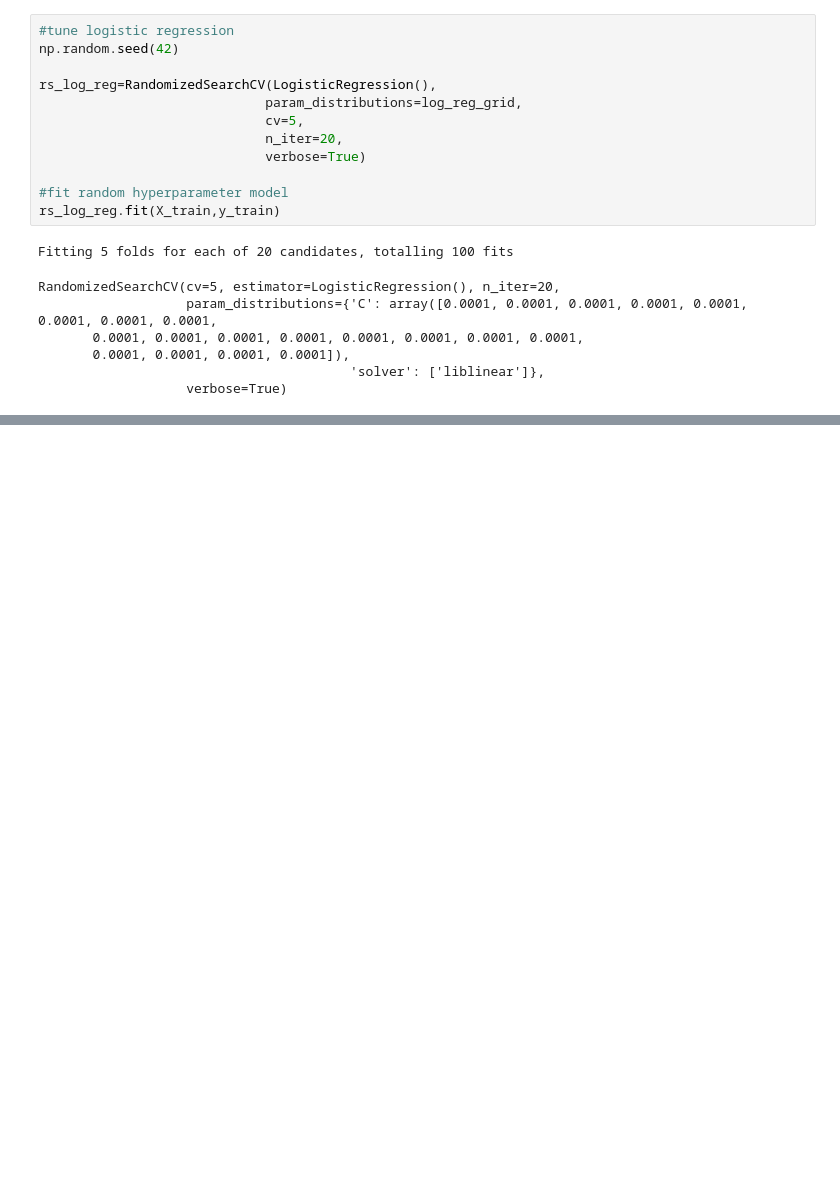
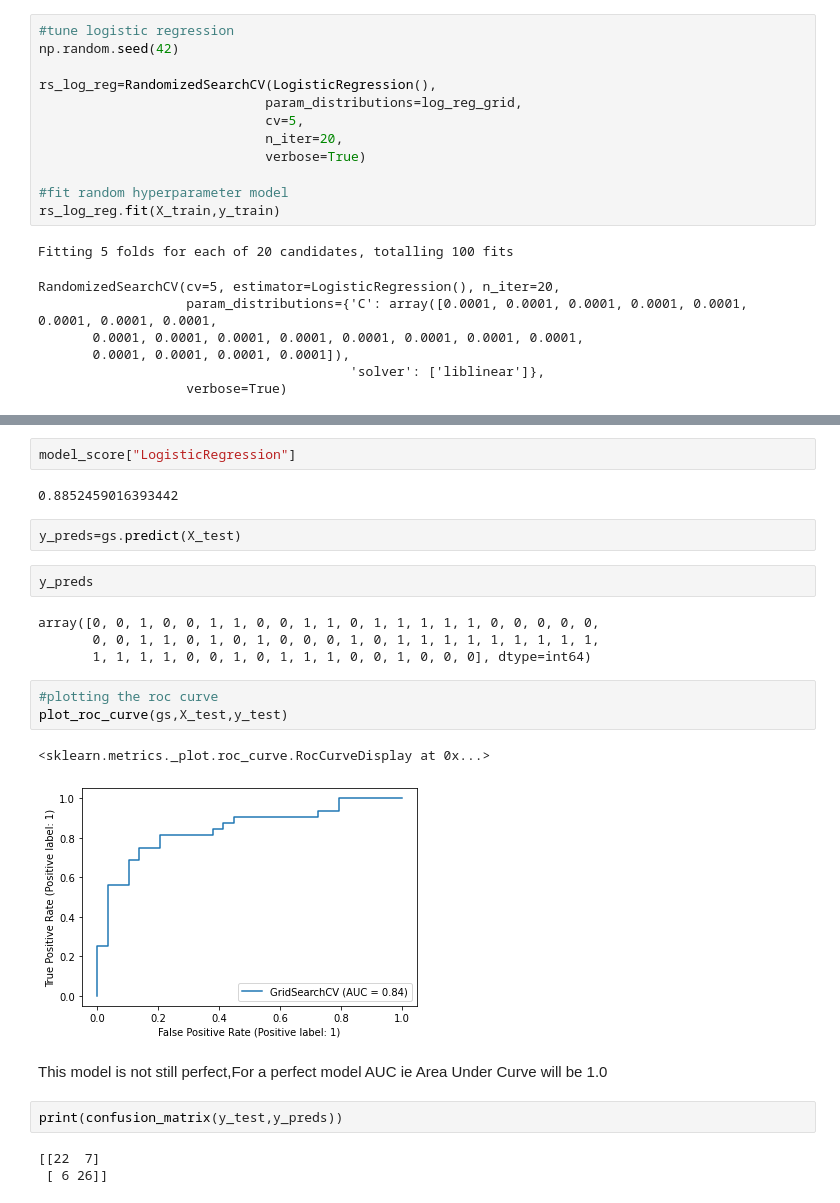
Before and after one commit to bishal5917/Heart_Disease_Prediction, a Jupyter notebook: Heart_Disease_Project.ipynb, the cells around one changed output, grey strips where cells are left out. Drawn from its saved outputs; the diff is of its cells as text; blank space fills up the shorter version.

```diff
--- a/Heart_Disease_Project.ipynb
+++ b/Heart_Disease_Project.ipynb
@@ -381,0 +391,26 @@ gs.score(X_test,y_test)
+# %%
+model_score["LogisticRegression"]
+# %% [output]
+0.8852459016393442
+# %%
+y_preds=gs.predict(X_test)
+# %%
+y_preds
+# %% [output]
+array([0, 0, 1, 0, 0, 1, 1, 0, 0, 1, 1, 0, 1, 1, 1, 1, 1, 0, 0, 0, 0, 0,
+       0, 0, 1, 1, 0, 1, 0, 1, 0, 0, 0, 1, 0, 1, 1, 1, 1, 1, 1, 1, 1, 1,
+       1, 1, 1, 1, 0, 0, 1, 0, 1, 1, 1, 0, 0, 1, 0, 0, 0], dtype=int64)
+# %%
+#plotting the roc curve
+plot_roc_curve(gs,X_test,y_test)
+# %% [output]
+<sklearn.metrics._plot.roc_curve.RocCurveDisplay at 0x...>
+[figure, added]
+# %% [markdown]
+This model is not still perfect,For a perfect model AUC ie Area Under Curve
+will be 1.0
+# %%
+print(confusion_matrix(y_test,y_preds))
+# %% [output]
+[[22  7]
+ [ 6 26]]
```
Also changed, not shown: parts of 36 cells of this notebook.
